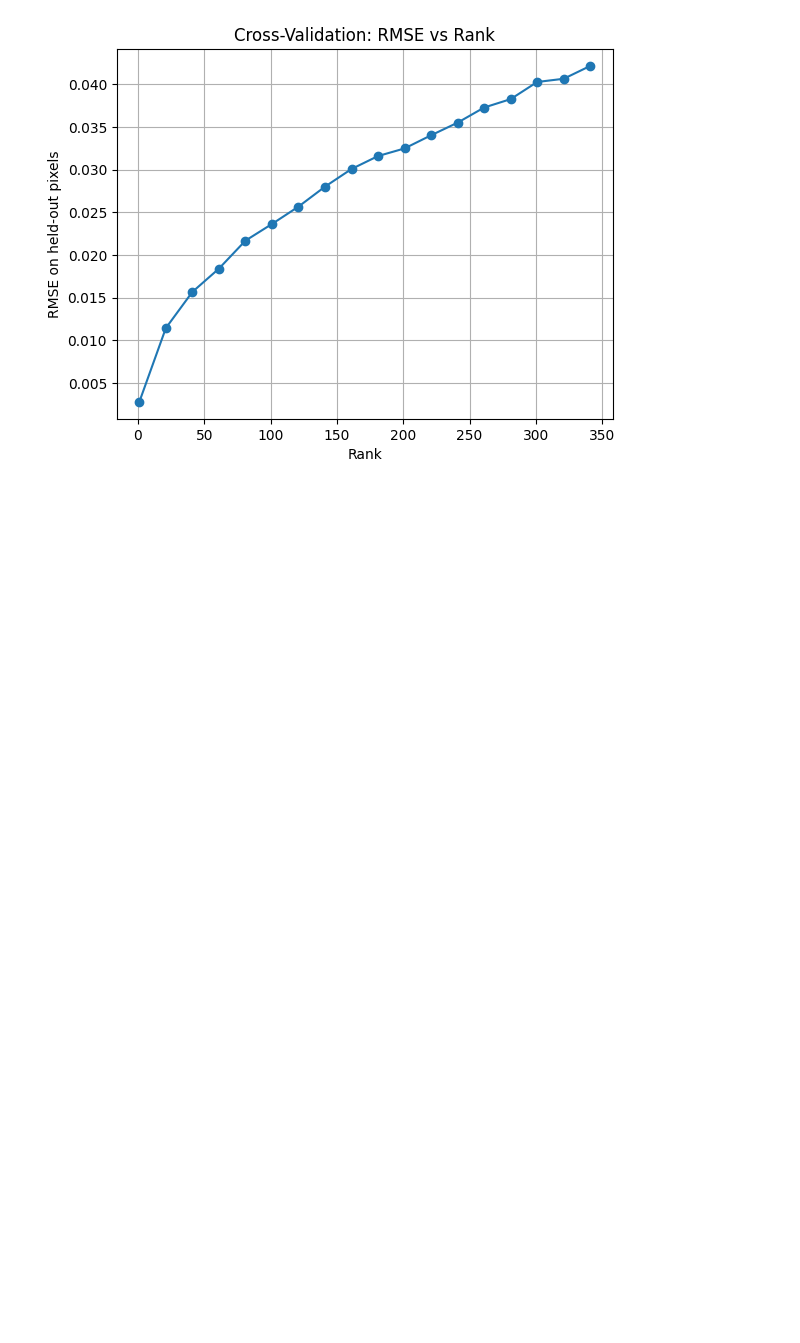
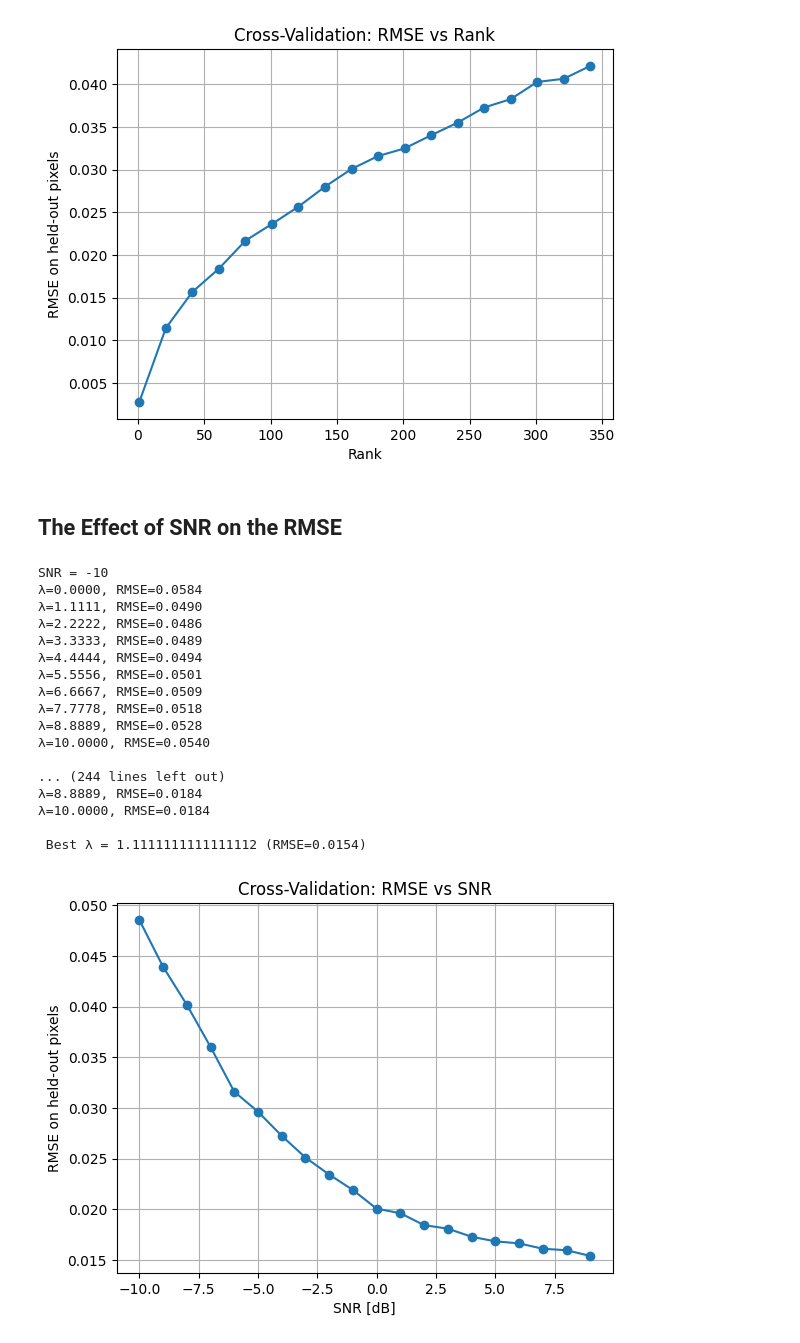
Before and after one commit to a-bordbar/een_project3, a Jupyter notebook: notebook.ipynb, the cells around one changed output. Cells and saved outputs as stored; diff of their text form; code cells hidden in the pictures; blank space fills up the shorter version.

```diff
--- a/notebook.ipynb
+++ b/notebook.ipynb
@@ -189,3 +187,43 @@ Rank = 1 Max Rank = 360
 
  Best λ = 1.1111111111111112 (RMSE=0.0422)
 [figure]
+# %% [markdown]
+## The Effect of SNR on the RMSE
+# %%
+m,n = img.shape #create matrices of the size of the original image I had
+r = 40
+snr_db = np.arange(-10, 10, step = 1)
+lambda_values = np.linspace(0,10, 10)
+rmse_optimum = []
+for snr in snr_db:
+    print("SNR = " +  str(snr))
+    X = generate_low_rank_matrix(m,n,r, seed = None)
+    X_noisy, _ = add_noise_and_missing(X, missing_fraction=0.05, snr_db=snr, random_state=None)
+    best_lambda, results = cross_validate_lambda(X_noisy, lambda_values)
+    rmse_optimum.append(results[best_lambda])
+
+plt.plot(snr_db, rmse_optimum, marker='o')
+plt.xlabel("SNR [dB]")
+plt.ylabel("RMSE on held-out pixels")
+plt.title("Cross-Validation: RMSE vs SNR")
+plt.grid(True)
+plt.show()
+# %% [output]
+SNR = -10
+λ=0.0000, RMSE=0.0584
+λ=1.1111, RMSE=0.0490
+λ=2.2222, RMSE=0.0486
+λ=3.3333, RMSE=0.0489
+λ=4.4444, RMSE=0.0494
+λ=5.5556, RMSE=0.0501
+λ=6.6667, RMSE=0.0509
+λ=7.7778, RMSE=0.0518
+λ=8.8889, RMSE=0.0528
+λ=10.0000, RMSE=0.0540
+
+... (244 lines left out)
+λ=8.8889, RMSE=0.0184
+λ=10.0000, RMSE=0.0184
+
+ Best λ = 1.1111111111111112 (RMSE=0.0154)
+[figure, added]
```
Also changed, not shown: parts of 1 cell of this notebook.
